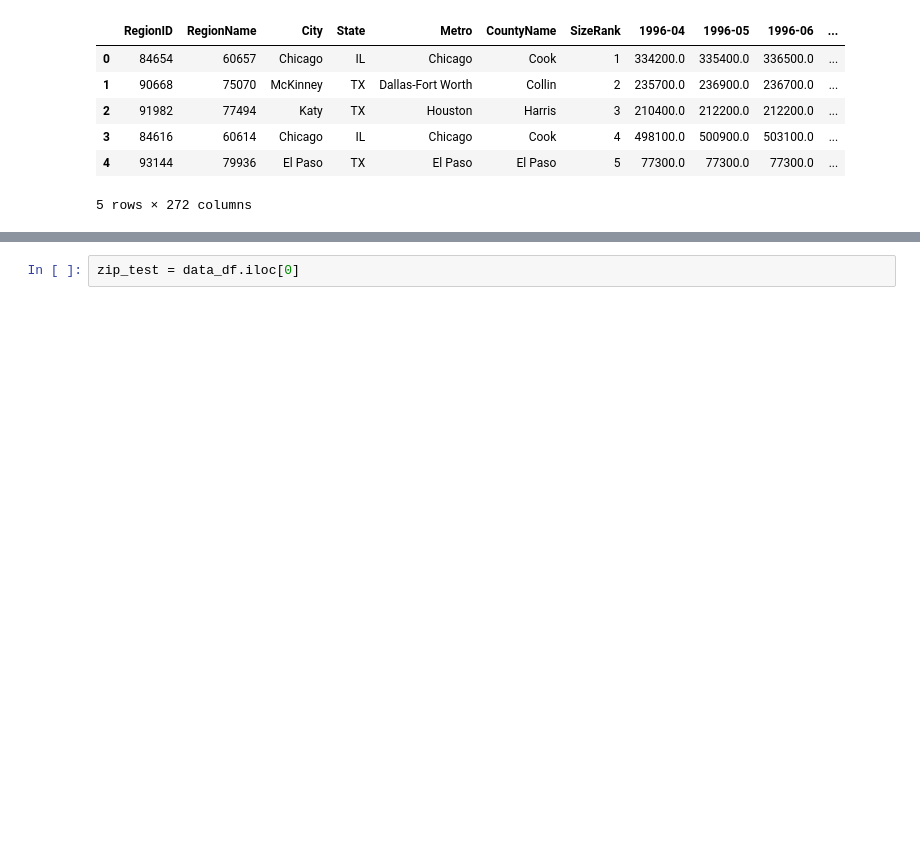
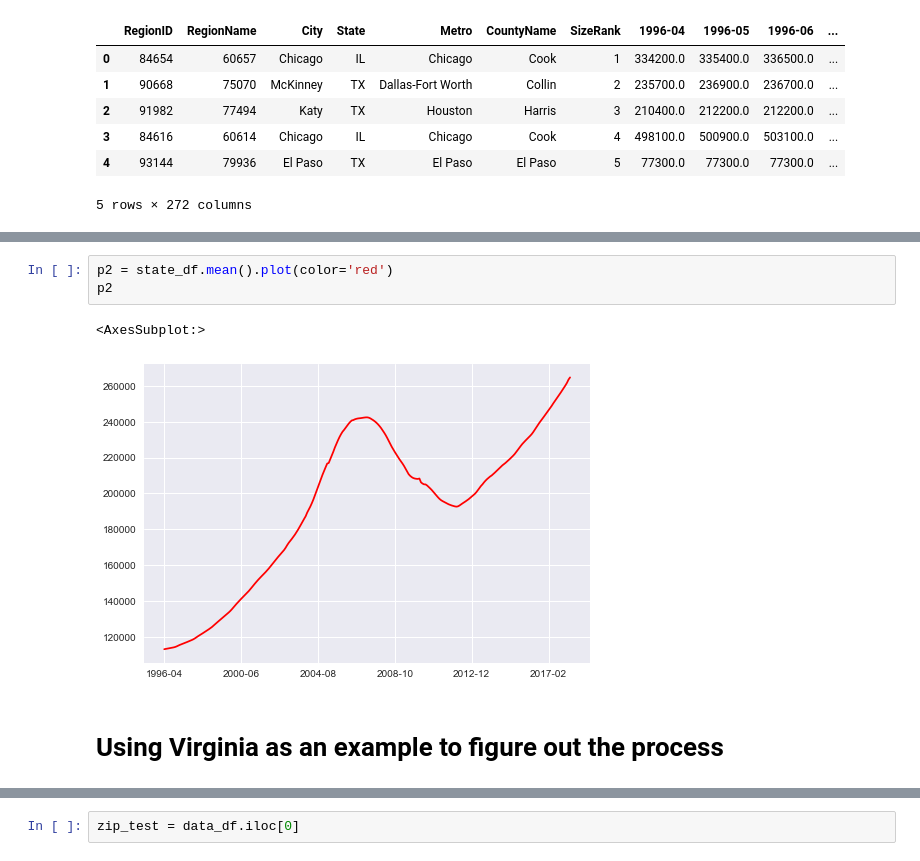
Before and after one commit to jxn628/dsc-phase-4-project-1, a Jupyter notebook: student.ipynb, the cells around one changed output, grey strips where cells are left out. Cells and saved outputs as stored; diff of their text form; blank space fills up the shorter version.

Commit message:
added visuals

```diff
--- a/student.ipynb
+++ b/student.ipynb
@@ -68,0 +126,8 @@ df.head()
+# %%
+p2 = state_df.mean().plot(color='red')
+p2
+# %% [output]
+<AxesSubplot:>
+[figure, added]
+# %% [markdown]
+# Using Virginia as an example to figure out the process
```
Also changed, not shown: parts of 99 cells of this notebook.
